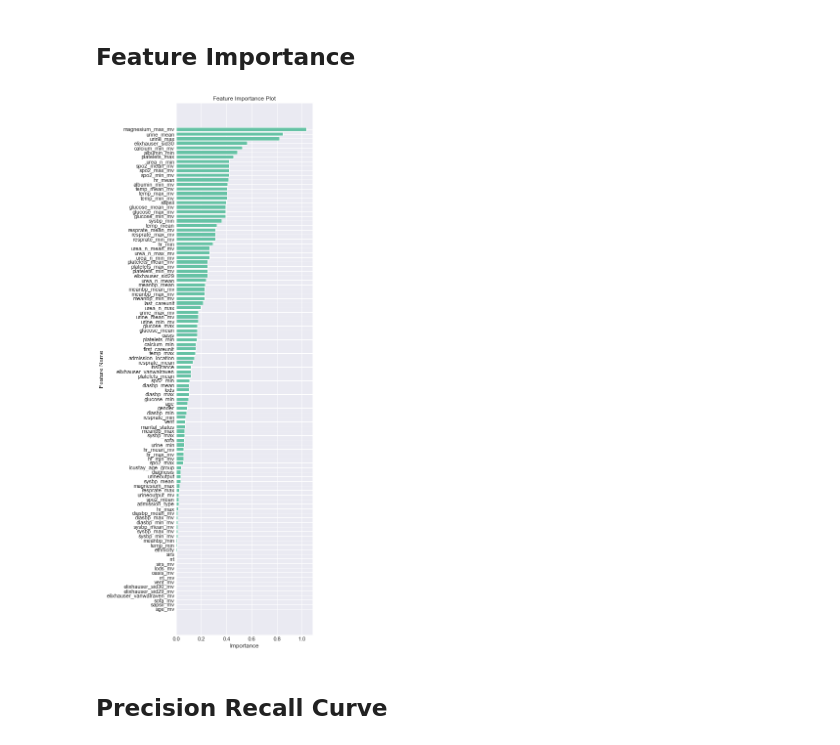
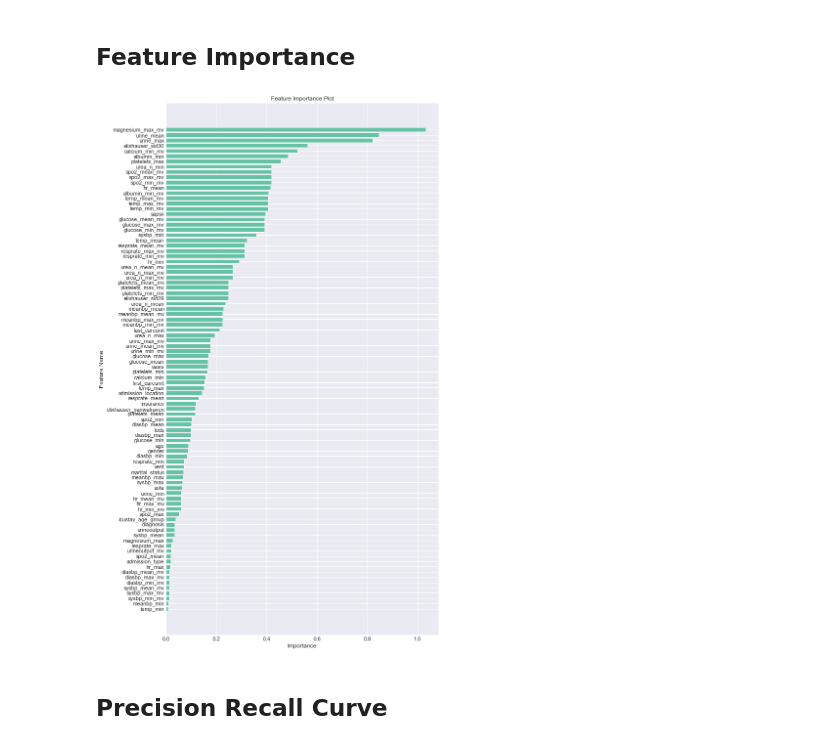
Before and after one commit to NicolasHu11/Short-Long-Term-Mortality-Prediction, a Jupyter notebook: Process Books/Logistic Regression 1 Year Mortality.ipynb, the cells around one changed output. Saved outputs shown, nothing was run; the diff lists cells and outputs as text; code cells hidden in the pictures.

```diff
--- a/Process Books/Logistic Regression 1 Year Mortality.ipynb
+++ b/Process Books/Logistic Regression 1 Year Mortality.ipynb
@@ -62,9 +62,9 @@ np.savetxt("y_score_1y_logreg.csv", y_score, delimiter=",")
 # %%
 names = X_test.columns.tolist()
 values = np.abs(clf.coef_[0])
-feature_importance_bar(names, values, figsize=(5, 20))
+feature_importance_bar(names, values, drop_botn=14, figsize=(10, 20))
 # %% [output]
-[figure, old version]
+[figure, new version]
 # %% [markdown]
 ## Precision Recall Curve
 # %%
```
Also changed, not shown: 2 other files.
